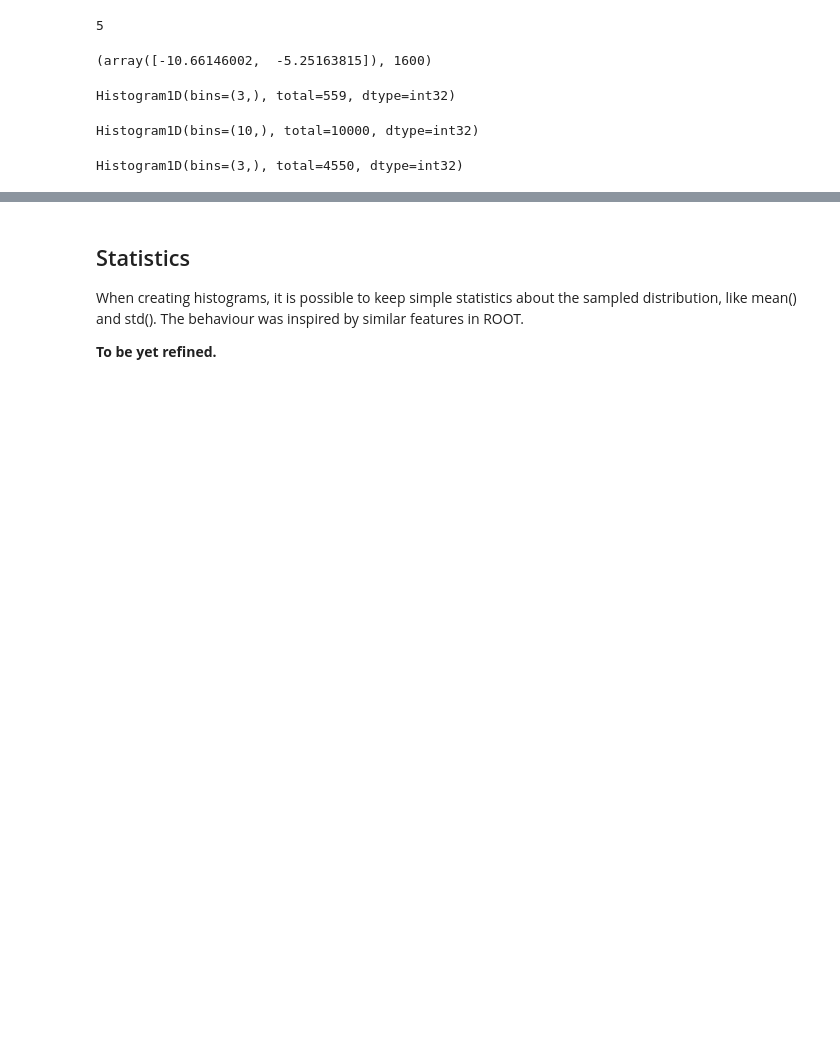
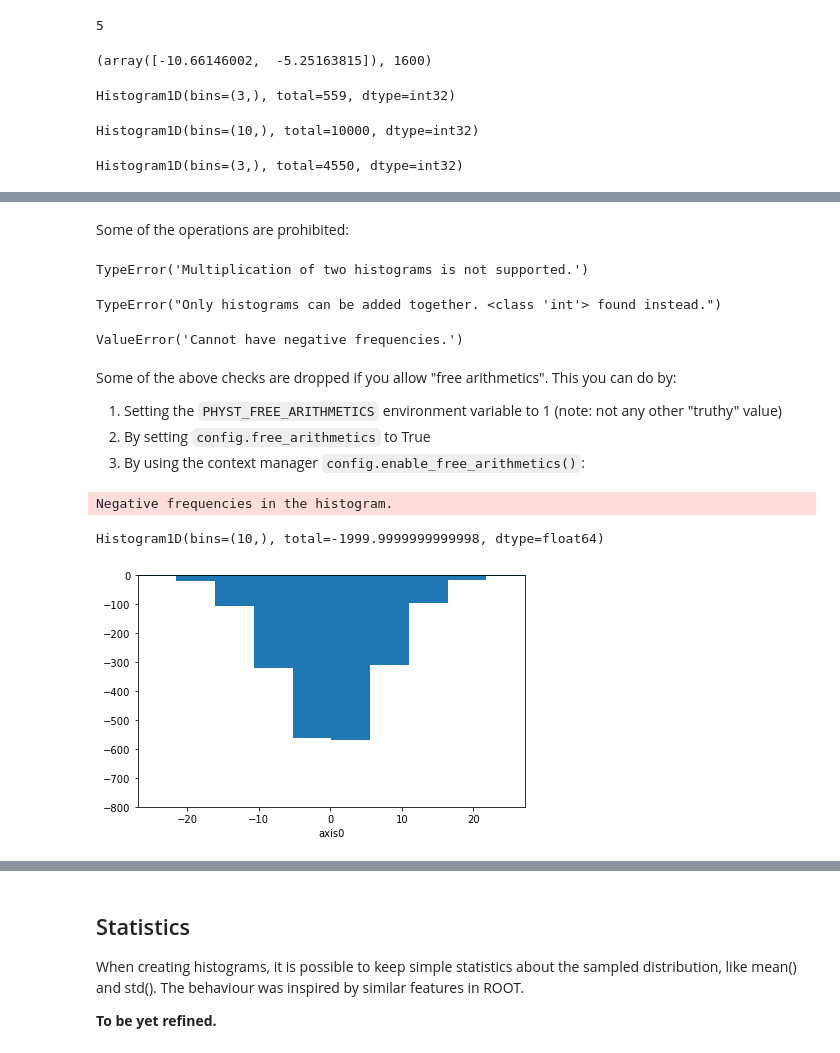
Before and after one commit to janpipek/physt, a Jupyter notebook: doc/tutorial.ipynb, the cells around one changed output, grey strips where cells are left out. Cells and saved outputs as stored; diff of their text form; code cells hidden in the pictures; blank space fills up the shorter version.

Commit message:
Document arithmetics

```diff
--- a/doc/tutorial.ipynb
+++ b/doc/tutorial.ipynb
@@ -381,0 +394,39 @@ Histogram1D(bins=(3,), total=4550, dtype=int32)
+# %% [markdown]
+Some of the operations are prohibited:
+# %%
+try:
+    hist * hist  # Does not make sense
+except Exception as ex:
+    print(repr(ex))
+# %% [output]
+TypeError('Multiplication of two histograms is not supported.')
+# %%
+try:
+    hist + 4  # Does not make sense
+except Exception as ex:
+    print(repr(ex))
+# %% [output]
+TypeError("Only histograms can be added together. <class 'int'> found instead.")
+# %%
+try:
+    (-0.2) * hist
+except Exception as ex:
+    print(repr(ex))
+# %% [output]
+ValueError('Cannot have negative frequencies.')
+# %% [markdown]
+Some of the above checks are dropped if you allow "free arithmetics". This you can do by:
+1. Setting the `PHYST_FREE_ARITHMETICS` environment variable to 1 (note: not any other "truthy" value)
+2. By setting `config.free_arithmetics` to True
+3. By using the context manager `config.enable_free_arithmetics()`:
+# %%
+from physt.config import config
+with config.enable_free_arithmetics():
+    neg_hist = (-0.2) * hist
+ax = neg_hist.plot()
+ax.set_ylim((-800, 0))  # TODO: Rendering bug requires this
+neg_hist
+# %% [output]
+Negative frequencies in the histogram.
+Histogram1D(bins=(10,), total=-1999.9999999999998, dtype=float64)
+[figure, added]
```
Also changed, not shown: parts of 31 cells of this notebook.
